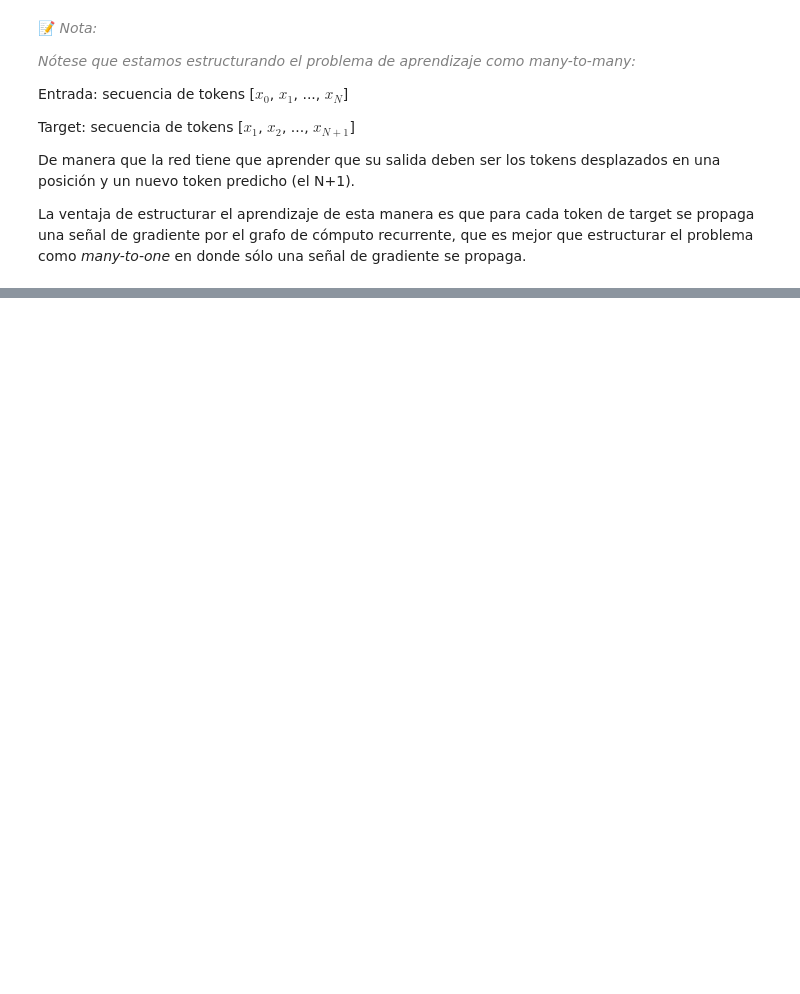
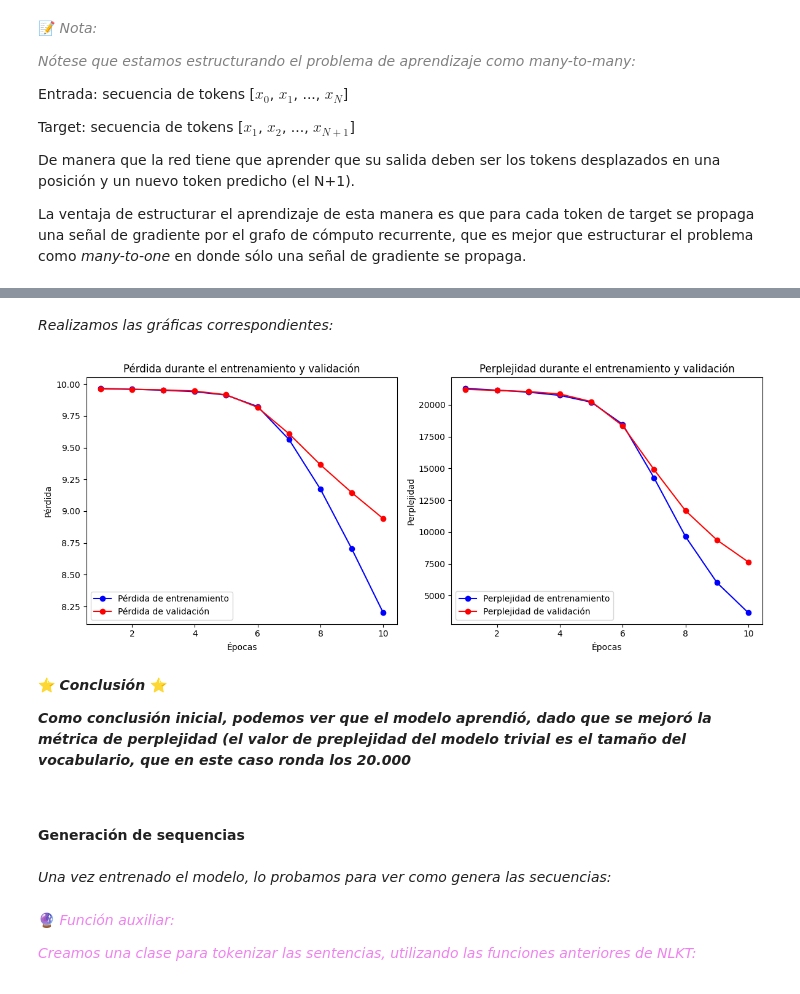
Before and after one commit to brunomaso1/uba-ceia, a Jupyter notebook: ceia-nlp/Desafio 3.ipynb, the cells around one changed output, grey strips where cells are left out. Cells and saved outputs as stored; diff of their text form; code cells hidden in the pictures; blank space fills up the shorter version.

```diff
--- a/ceia-nlp/Desafio 3.ipynb
+++ b/ceia-nlp/Desafio 3.ipynb
@@ -468,0 +654,5 @@ La ventaja de estructurar el aprendizaje de esta manera es que para cada token d
+# %%
+X_val = tok_sent_val_padded[:, :-1]
+y_val = tok_sent_val_padded[:, 1:]
+print(f'Shape X: {X_val.shape}')
+print(f'Shape y: {y_val.shape}')
@@ -468,0 +662,3 @@ La ventaja de estructurar el aprendizaje de esta manera es que para cada token d
+# %%
+vocab_size = len(dict(vocab))
+vocab_size
@@ -468,0 +743,12 @@ La ventaja de estructurar el aprendizaje de esta manera es que para cada token d
+# %%
+# TODO: Eliminar esta linea, es testing.
+EPOCHS = 10
+# %%
+hist = model.fit(
+    X,
+    y,
+    validation_data=(X_val, y_val),
+    epochs=EPOCHS,
+    batch_size=BATCH_SIZE,
+    callbacks=[early_stopping, PerplexityCallback()]
+)
@@ -468,0 +776,57 @@ La ventaja de estructurar el aprendizaje de esta manera es que para cada token d
+# %% [markdown]
+*Realizamos las gráficas correspondientes:*
+# %%
+# Función para calcular la perplejidad
+def calcular_perplejidad(loss):
+    return np.exp(loss)
+
+# Obtener los valores del historial de entrenamiento
+history_dict = hist.history
+
+# Extraer el loss y el val_loss (loss en validación)
+loss = history_dict['loss']
+val_loss = history_dict['val_loss']
+
+# Calcular la perplejidad a partir de loss y val_loss
+perplexity = [calcular_perplejidad(l) for l in loss]
+val_perplexity = [calcular_perplejidad(vl) for vl in val_loss]
+
+# Definir las épocas
+epochs = range(1, len(loss) + 1)
+
+# Graficar el loss
+plt.figure(figsize=(12, 5))
+
+plt.subplot(1, 2, 1)
+plt.plot(epochs, loss, 'bo-', label='Pérdida de entrenamiento')
+plt.plot(epochs, val_loss, 'ro-', label='Pérdida de validación')
+plt.title('Pérdida durante el entrenamiento y validación')
+plt.xlabel('Épocas')
+plt.ylabel('Pérdida')
+plt.legend()
+
+# Graficar la perplejidad
+plt.subplot(1, 2, 2)
+plt.plot(epochs, perplexity, 'bo-', label='Perplejidad de entrenamiento')
+plt.plot(epochs, val_perplexity, 'ro-', label='Perplejidad de validación')
+plt.title('Perplejidad durante el entrenamiento y validación')
+plt.xlabel('Épocas')
+plt.ylabel('Perplejidad')
+plt.legend()
+
+# Mostrar las gráficas
+plt.tight_layout()
+plt.show()
+# %% [output]
+[figure, added]
+# %% [markdown]
+⭐ <em><strong>Conclusión</strong></em> ⭐
+
+<em><strong><p>Como conclusión inicial, podemos ver que el modelo aprendió, dado que se mejoró la métrica de perplejidad (el valor de preplejidad del modelo trivial es el tamaño del vocabulario, que en este caso ronda los 20.000</p></strong></em>
+# %% [markdown]
+#### Generación de sequencias
+# %% [markdown]
+*Una vez entrenado el modelo, lo probamos para ver como genera las secuencias:*
+# %% [markdown]
+🔮 <em><font color='violet'>Función auxiliar:</font></em>
+<em><font color='violet'><p>Creamos una clase para tokenizar las sentencias, utilizando las funciones anteriores de NLKT:</p></font></em>
```
Also changed, not shown: parts of 158 cells of this notebook.
